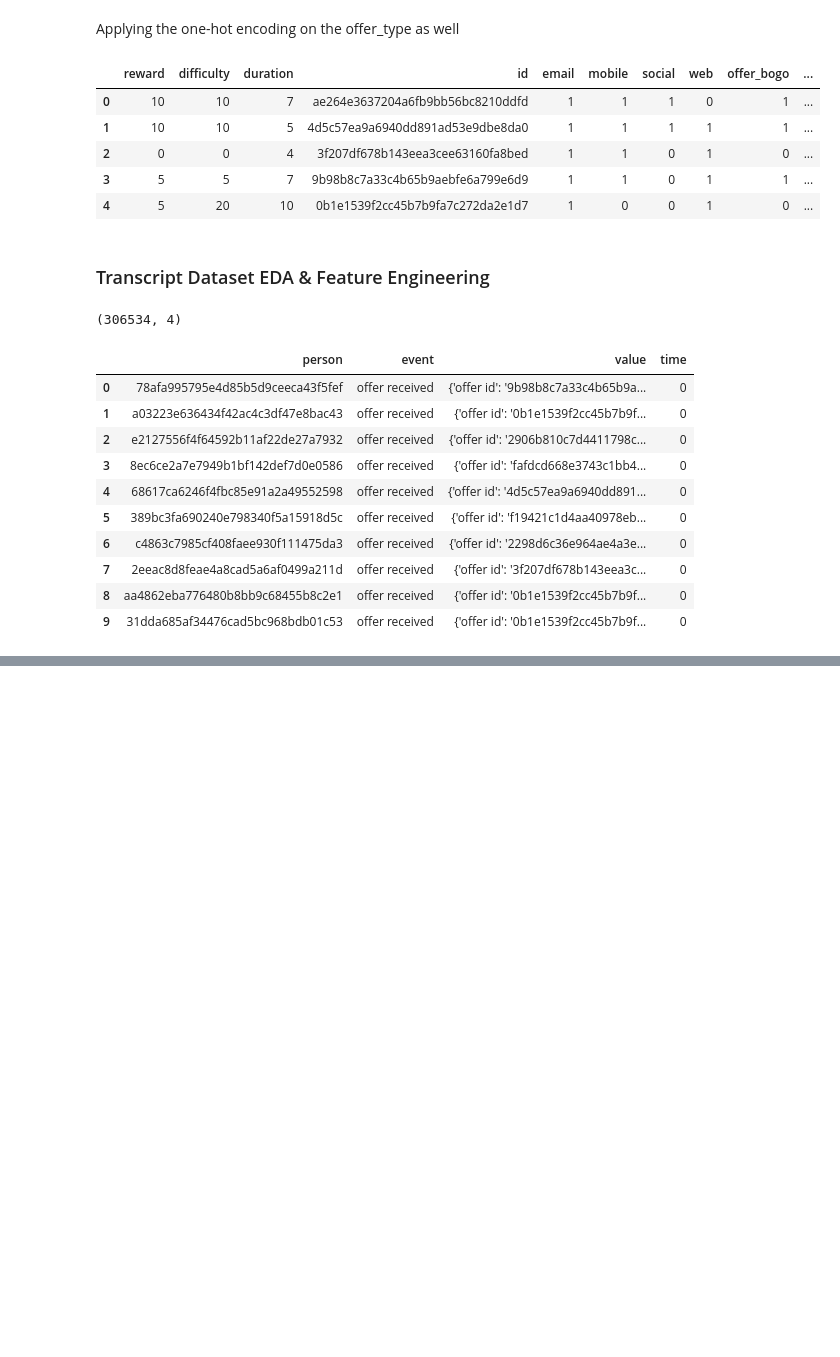
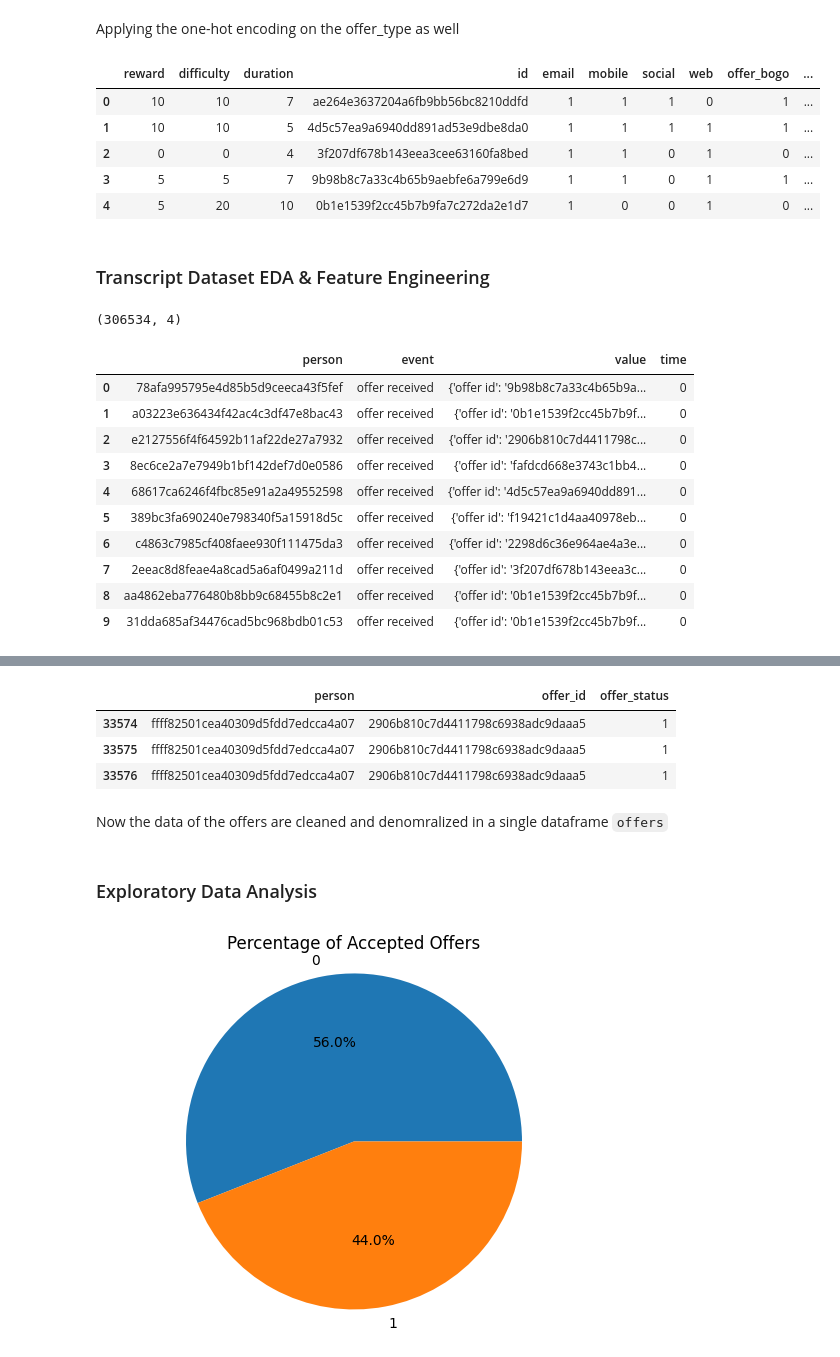
Before and after one commit to mina-f-beshay/udacity-mlend-capstone, a Jupyter notebook: Starbucks_Capstone_notebook.ipynb, the cells around one changed output, grey strips where cells are left out. Drawn from its saved outputs; the diff is of its cells as text; code cells hidden in the pictures; blank space fills up the shorter version.

```diff
--- a/Starbucks_Capstone_notebook.ipynb
+++ b/Starbucks_Capstone_notebook.ipynb
@@ -290,0 +315,7 @@ transcript[transcript['event']=='offer completed']['value'][12658]
+# %%
+offers[(offers['person'] =='ffff82501cea40309d5fdd7edcca4a07') & (offers['offer_id']=='2906b810c7d4411798c6938adc9daaa5')]
+# %% [output]
+|  | person | offer_id | offer_status |
+| 33574 | ffff82501cea40309d5fdd7edcca4a07 | 2906b810c7d4411798c6938adc9daaa5 | 1 |
+| 33575 | ffff82501cea40309d5fdd7edcca4a07 | 2906b810c7d4411798c6938adc9daaa5 | 1 |
+| 33576 | ffff82501cea40309d5fdd7edcca4a07 | 2906b810c7d4411798c6938adc9daaa5 | 1 |
@@ -290,0 +324,28 @@ transcript[transcript['event']=='offer completed']['value'][12658]
+# %%
+offers = offers.merge(profile, how='left', left_on = 'person', right_on='id').drop(columns=['person', 'id'])
+# %%
+offers = offers.merge(portfolio, how='left', left_on = 'offer_id', right_on = 'id').drop(columns = ['id'])
+# %%
+# Fill any na with zero
+
+offers = offers.fillna(0)
+# %%
+# Cast all the flot numbers to integer
+
+float_cols = offers.select_dtypes(include=['float64'])
+offers[float_cols.columns] = float_cols.astype(int)
+# %% [markdown]
+Now the data of the offers are cleaned and denomralized in a single dataframe `offers`
+# %% [markdown]
+### Exploratory Data Analysis
+# %%
+# Displaying the percentage of the accepted offers
+offer_counts = offers['offer_accepted'].value_counts()
+fig, ax = plt.subplots()
+ax.pie(offer_counts, labels = offer_counts.index, autopct='%1.1f%%')
+ax.axis('equal')  # Equal aspect ratio ensures the pie chart is circular.
+ax.set_title('Percentage of Accepted Offers')
+
+plt.show();
+# %% [output]
+[figure, added]
```
Also changed, not shown: parts of 22 cells of this notebook.
